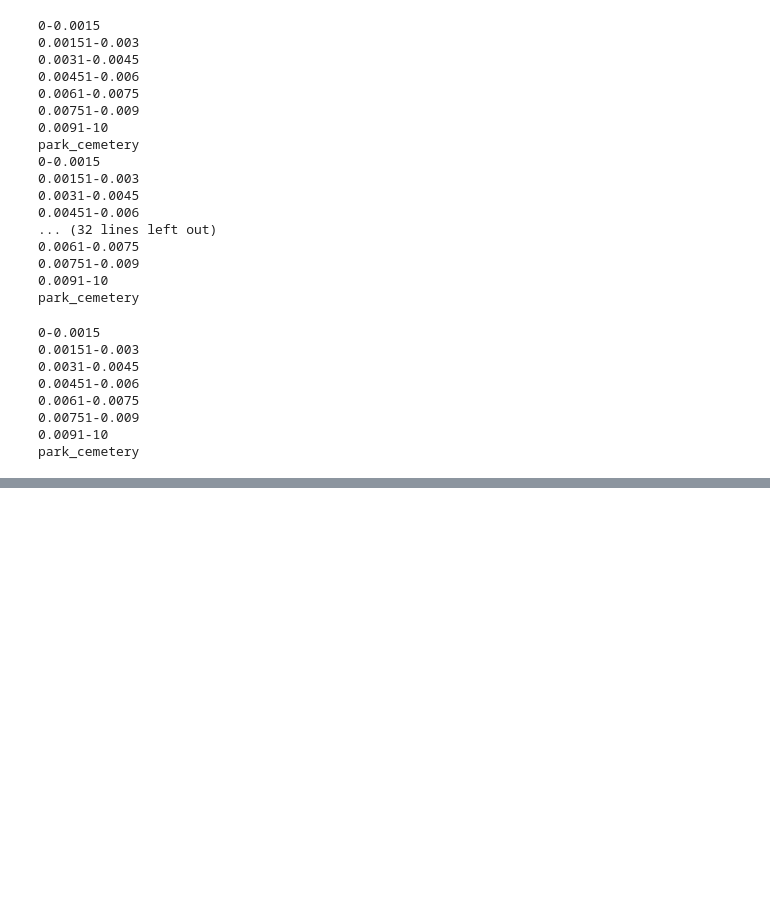
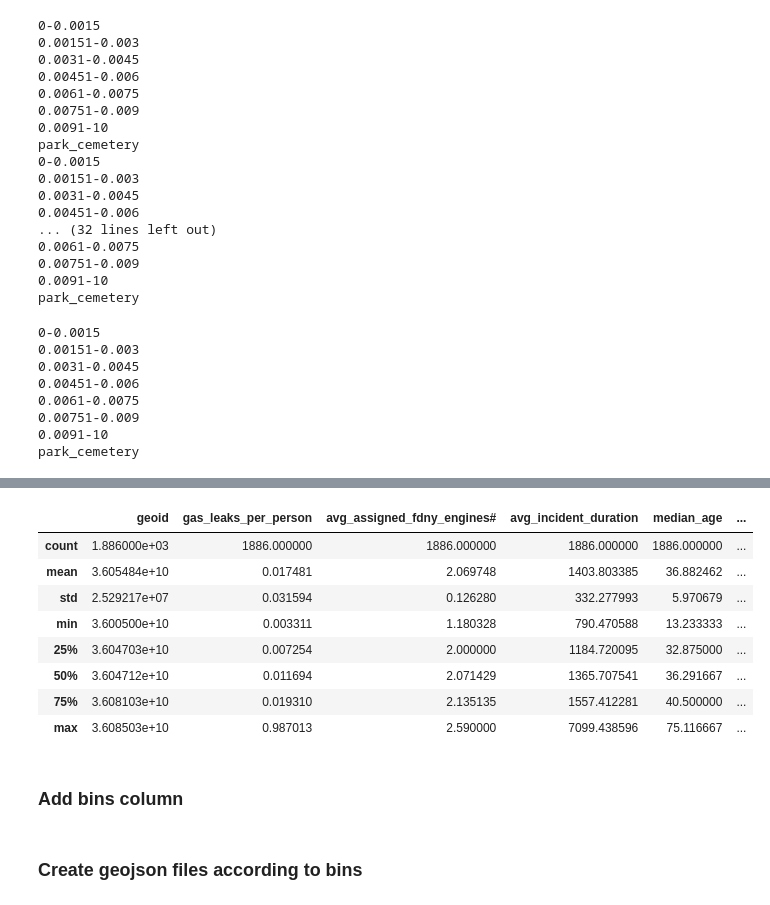
Before and after one commit to MarinaOrzechowski/GasLeakConEd, a Jupyter notebook: dataProcessing/GeojsonFactory (grouped geoids layers).ipynb, the cells around one changed output, grey strips where cells are left out. Cells and saved outputs as stored; diff of their text form; code cells hidden in the pictures; blank space fills up the shorter version.

```diff
--- a/dataProcessing/GeojsonFactory (grouped geoids layers).ipynb
+++ b/dataProcessing/GeojsonFactory (grouped geoids layers).ipynb
@@ -127,0 +284,6 @@ park_cemetery
+# %%
+full_df = pd.read_csv('https://raw.githubusercontent.com/MarinaOrzechowski/GasLeakConEd/timeline_branch/data/processed/important_(used_in_app)/Merged_asc_fdny_data_all_years.csv')
+# %%
+full_df.drop(['Unnamed: 0'], axis = 1, inplace = True)
+# %%
+full_df = full_df.dropna()
@@ -127,0 +311,14 @@ park_cemetery
+# %%
+full_df[full_df.gas_leaks_per_person > 0.003310].describe()
+# %% [output]
+|  | geoid | gas_leaks_per_person | avg_assigned_fdny_engines# | avg_incident_duration | median_age | ... |
+| count | 1.886000e+03 | 1886.000000 | 1886.000000 | 1886.000000 | 1886.000000 | ... |
+| mean | 3.605484e+10 | 0.017481 | 2.069748 | 1403.803385 | 36.882462 | ... |
+| std | 2.529217e+07 | 0.031594 | 0.126280 | 332.277993 | 5.970679 | ... |
+| min | 3.600500e+10 | 0.003311 | 1.180328 | 790.470588 | 13.233333 | ... |
+| 25% | 3.604703e+10 | 0.007254 | 2.000000 | 1184.720095 | 32.875000 | ... |
+| 50% | 3.604712e+10 | 0.011694 | 2.071429 | 1365.707541 | 36.291667 | ... |
+| 75% | 3.608103e+10 | 0.019310 | 2.135135 | 1557.412281 | 40.500000 | ... |
+| max | 3.608503e+10 | 0.987013 | 2.590000 | 7099.438596 | 75.116667 | ... |
+# %% [markdown]
+<h3>Add bins column</h3>
@@ -127,0 +341,2 @@ park_cemetery
+# %% [markdown]
+<h3> Create geojson files according to bins</h3>
```
Also changed, not shown: parts of 28 cells of this notebook, 13 other files.
